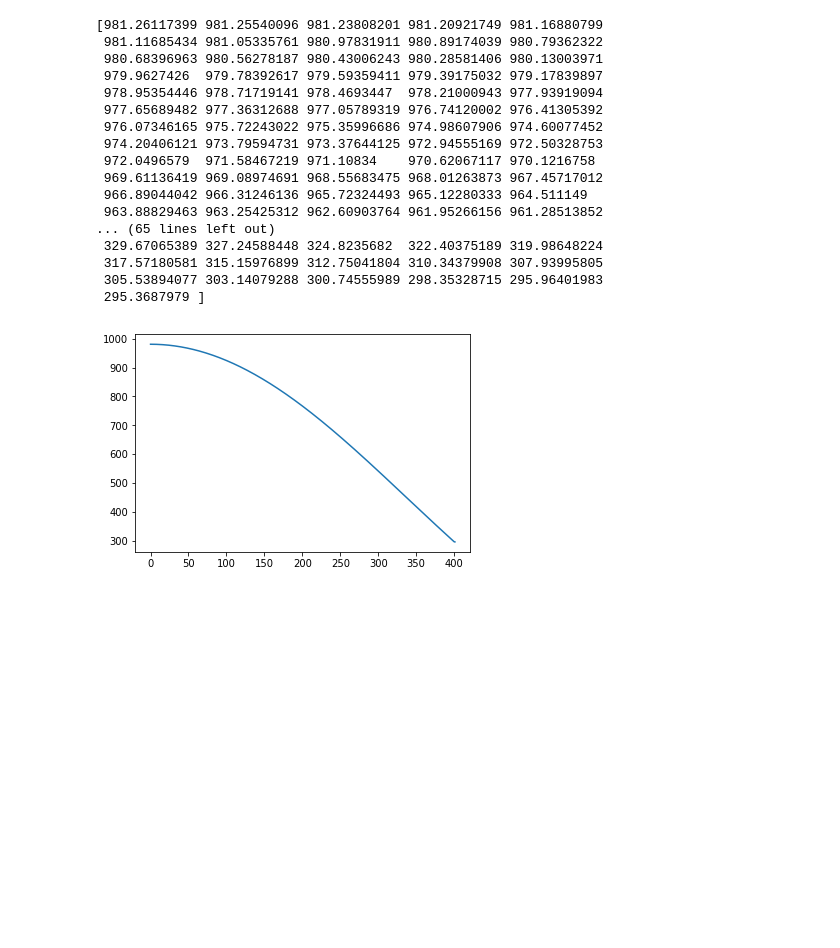
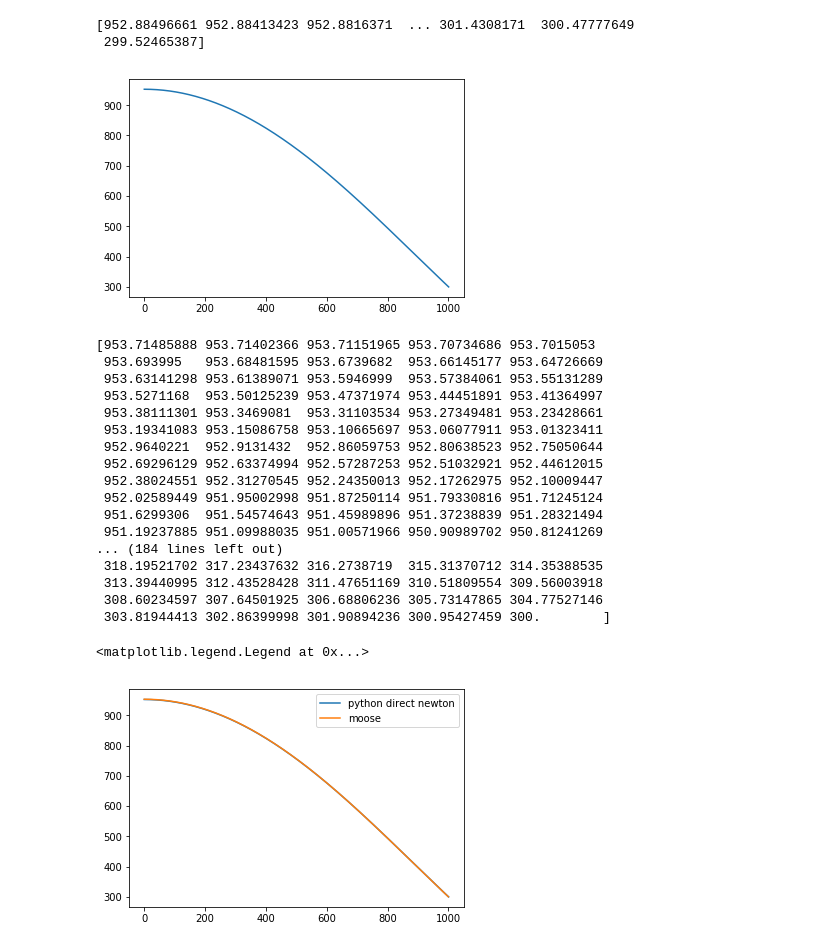
Before and after one commit to dherr06/NUEN-618-FEM, a Jupyter notebook: FEM_nonlinear_driver.ipynb, the cells around one changed output. Cells and saved outputs as stored; diff of their text form; code cells hidden in the pictures; blank space fills up the shorter version.

```diff
--- a/FEM_nonlinear_driver.ipynb
+++ b/FEM_nonlinear_driver.ipynb
@@ -9,37 +10,51 @@ from solvers import non_linear
 # %%
 # create quadrature
 GL=GL_Quadrature(2, False)
 # create mesh: widths/subdivision/matID/srcID
-mesh = Mesh_1D([0.45], [400], [0], [0],printout=False)
+mesh = Mesh_1D([0.45], [1000], [0], [0],printout=False)
 # create BC
 left  = {"type":"neu", "val":5.}
 right = {"type":"dir", "val":300.}
 bc = [left, right]
 # create FEM
 FE = FEM_nonlinear(GL, mesh, bc)
 # pass function to non linear solver
-T = np.ones(401)*300
+T = np.ones(1001)*300
 sol = non_linear.Newton(T,FE.assemble_system,lin_solve='direct')
 # plot temperature
-x = np.linspace(0,401,401)
+x = np.linspace(0,1001,1001)
 plt.plot(x,sol)
 print(sol)
 # %% [output]
-[981.26117399 981.25540096 981.23808201 981.20921749 981.16880799
- 981.11685434 981.05335761 980.97831911 980.89174039 980.79362322
- 980.68396963 980.56278187 980.43006243 980.28581406 980.13003971
- 979.9627426  979.78392617 979.59359411 979.39175032 979.17839897
- 978.95354446 978.71719141 978.4693447  978.21000943 977.93919094
- 977.65689482 977.36312688 977.05789319 976.74120002 976.41305392
- 976.07346165 975.72243022 975.35996686 974.98607906 974.60077452
- 974.20406121 973.79594731 973.37644125 972.94555169 972.50328753
- 972.0496579  971.58467219 971.10834    970.62067117 970.1216758
- 969.61136419 969.08974691 968.55683475 968.01263873 967.45717012
- 966.89044042 966.31246136 965.72324493 965.12280333 964.511149
- 963.88829463 963.25425312 962.60903764 961.95266156 961.28513852
-... (65 lines left out)
- 329.67065389 327.24588448 324.8235682  322.40375189 319.98648224
- 317.57180581 315.15976899 312.75041804 310.34379908 307.93995805
- 305.53894077 303.14079288 300.74555989 298.35328715 295.96401983
- 295.3687979 ]
+[952.88496661 952.88413423 952.8816371  ... 301.4308171  300.47777649
+ 299.52465387]
-[figure, old version]
+[figure, new version]
+# %%
+import pandas
+temp = np.array([])
+df = pandas.read_csv('moose.csv')
+temp = df['temp'].values
+print(temp)
+plt.plot(x,sol,label='python direct newton')
+plt.plot(np.linspace(0,temp.shape[0],temp.shape[0]),temp,label='moose')
+plt.legend(loc='best')
+# %% [output]
+[953.71485888 953.71402366 953.71151965 953.70734686 953.7015053
+ 953.693995   953.68481595 953.6739682  953.66145177 953.64726669
+ 953.63141298 953.61389071 953.5946999  953.57384061 953.55131289
+ 953.5271168  953.50125239 953.47371974 953.44451891 953.41364997
+ 953.38111301 953.3469081  953.31103534 953.27349481 953.23428661
+ 953.19341083 953.15086758 953.10665697 953.06077911 953.01323411
+ 952.9640221  952.9131432  952.86059753 952.80638523 952.75050644
+ 952.69296129 952.63374994 952.57287253 952.51032921 952.44612015
+ 952.38024551 952.31270545 952.24350013 952.17262975 952.10009447
+ 952.02589449 951.95002998 951.87250114 951.79330816 951.71245124
+ 951.6299306  951.54574643 951.45989896 951.37238839 951.28321494
+ 951.19237885 951.09988035 951.00571966 950.90989702 950.81241269
+... (184 lines left out)
+ 318.19521702 317.23437632 316.2738719  315.31370712 314.35388535
+ 313.39440995 312.43528428 311.47651169 310.51809554 309.56003918
+ 308.60234597 307.64501925 306.68806236 305.73147865 304.77527146
+ 303.81944413 302.86399998 301.90894236 300.95427459 300.        ]
+<matplotlib.legend.Legend at 0x...>
+[figure, added]
```
Also changed, not shown: parts of 1 cell of this notebook, 2 other files.
